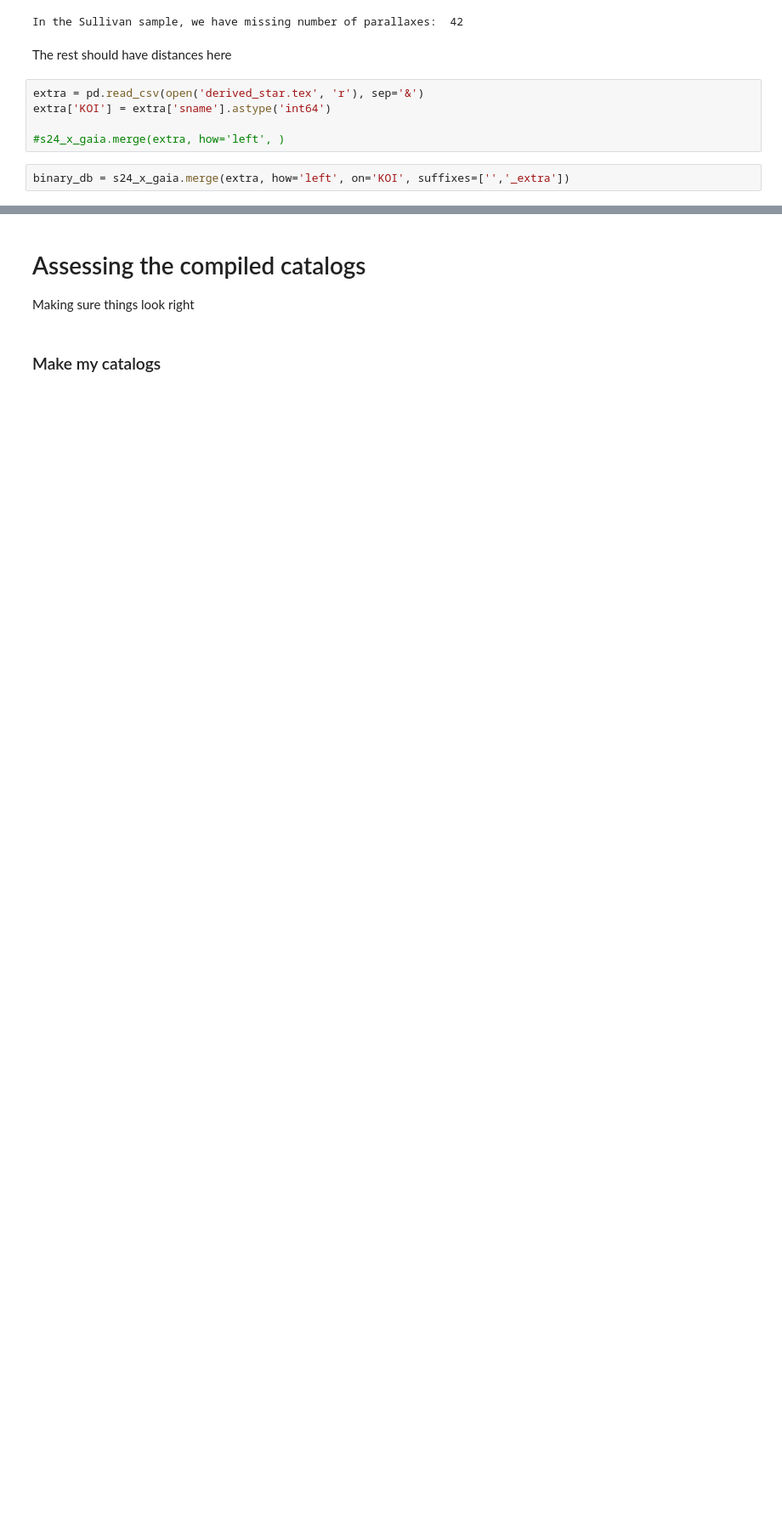
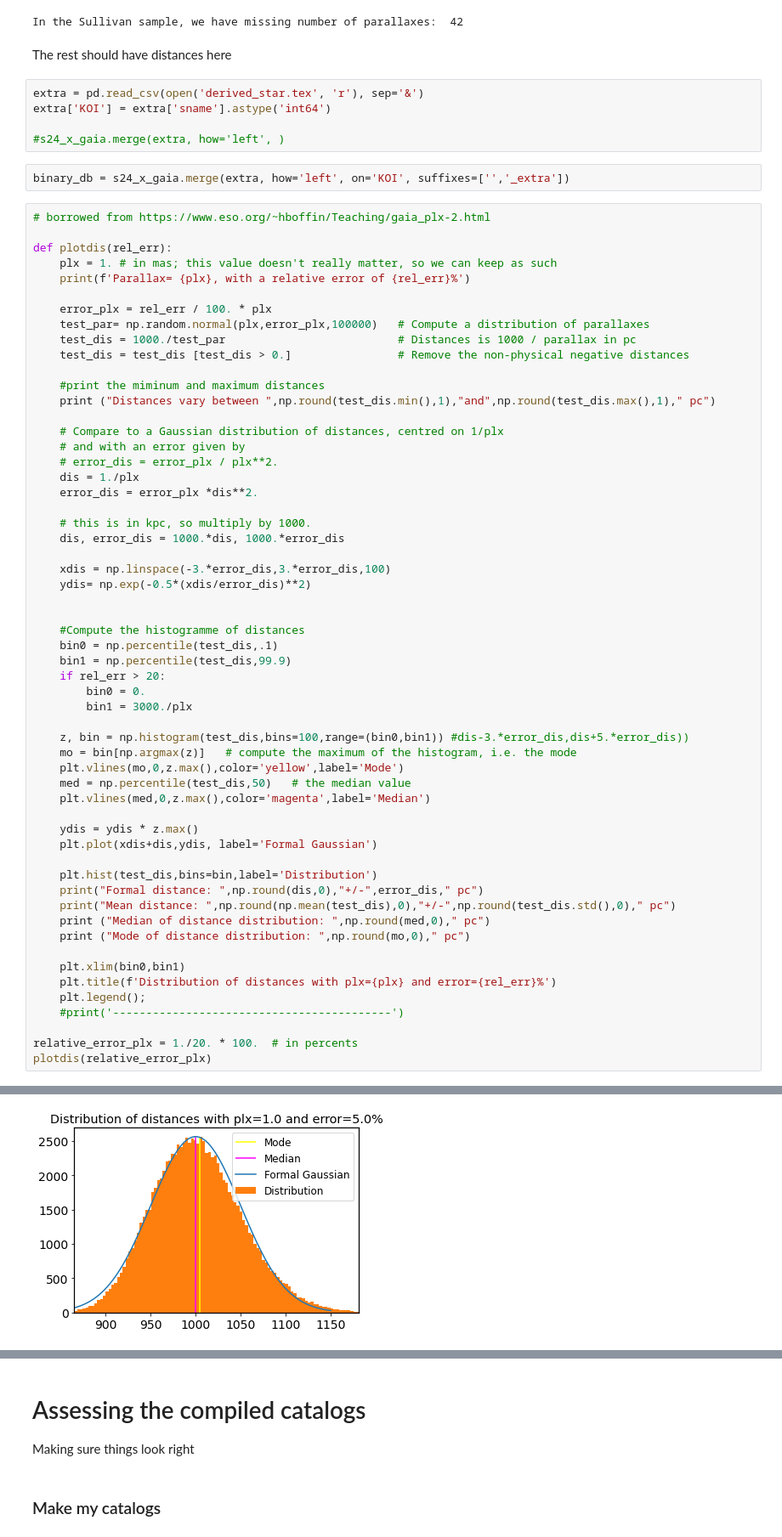
Before and after one commit to ernewton/HWO_calculations, a Jupyter notebook: Sullivan Toy Model -- Data Cleaning.ipynb, the cells around one changed output, grey strips where cells are left out. Shown: that part at 85% size. Drawn from its saved outputs; the diff is of its cells as text; blank space fills up the shorter version.

```diff
--- a/Sullivan Toy Model -- Data Cleaning.ipynb
+++ b/Sullivan Toy Model -- Data Cleaning.ipynb
@@ -237,3 +237,61 @@ extra['KOI'] = extra['sname'].astype('int64')
 #s24_x_gaia.merge(extra, how='left', )
 # %%
 binary_db = s24_x_gaia.merge(extra, how='left', on='KOI', suffixes=['','_extra'])
+# %%
+# borrowed from https://www.eso.org/~hboffin/Teaching/gaia_plx-2.html
+
+def plotdis(rel_err):
+    plx = 1. # in mas; this value doesn't really matter, so we can keep as such
+    print(f'Parallax= {plx}, with a relative error of {rel_err}%')
+
+    error_plx = rel_err / 100. * plx
+    test_par= np.random.normal(plx,error_plx,100000)   # Compute a distribution of parallaxes
+    test_dis = 1000./test_par                          # Distances is 1000 / parallax in pc
+    test_dis = test_dis [test_dis > 0.]                # Remove the non-physical negative distances
+
+    #print the miminum and maximum distances
+    print ("Distances vary between ",np.round(test_dis.min(),1),"and",np.round(test_dis.max(),1)," pc")
+
+    # Compare to a Gaussian distribution of distances, centred on 1/plx
+    # and with an error given by
+    # error_dis = error_plx / plx**2.
+    dis = 1./plx
+    error_dis = error_plx *dis**2.
+
+    # this is in kpc, so multiply by 1000.
+    dis, error_dis = 1000.*dis, 1000.*error_dis
+
+    xdis = np.linspace(-3.*error_dis,3.*error_dis,100)
+    ydis= np.exp(-0.5*(xdis/error_dis)**2)
+
+
+    #Compute the histogramme of distances
+    bin0 = np.percentile(test_dis,.1)
+    bin1 = np.percentile(test_dis,99.9)
+    if rel_err > 20:
+        bin0 = 0.
+        bin1 = 3000./plx
+
+    z, bin = np.histogram(test_dis,bins=100,range=(bin0,bin1)) #dis-3.*error_dis,dis+5.*error_dis))
+    mo = bin[np.argmax(z)]   # compute the maximum of the histogram, i.e. the mode
+    plt.vlines(mo,0,z.max(),color='yellow',label='Mode')
+    med = np.percentile(test_dis,50)   # the median value
+    plt.vlines(med,0,z.max(),color='magenta',label='Median')
+
+    ydis = ydis * z.max()
+    plt.plot(xdis+dis,ydis, label='Formal Gaussian')
+
+    plt.hist(test_dis,bins=bin,label='Distribution')
+    print("Formal distance: ",np.round(dis,0),"+/-",error_dis," pc")
+    print("Mean distance: ",np.round(np.mean(test_dis),0),"+/-",np.round(test_dis.std(),0)," pc")
+    print ("Median of distance distribution: ",np.round(med,0)," pc")
+    print ("Mode of distance distribution: ",np.round(mo,0)," pc")
+
+    plt.xlim(bin0,bin1)
+    plt.title(f'Distribution of distances with plx={plx} and error={rel_err}%')
+    plt.legend();
+    #print('------------------------------------------')
+
+relative_error_plx = 1./20. * 100.  # in percents
+plotdis(relative_error_plx)
+# %% [output]
@@ -240 +304,2 @@ binary_db = s24_x_gaia.merge(extra, how='left', on='KOI', suffixes=['','_extra']
+[figure, added]
 # %%
```
Also changed, not shown: parts of 9 cells of this notebook, 1 other file.
